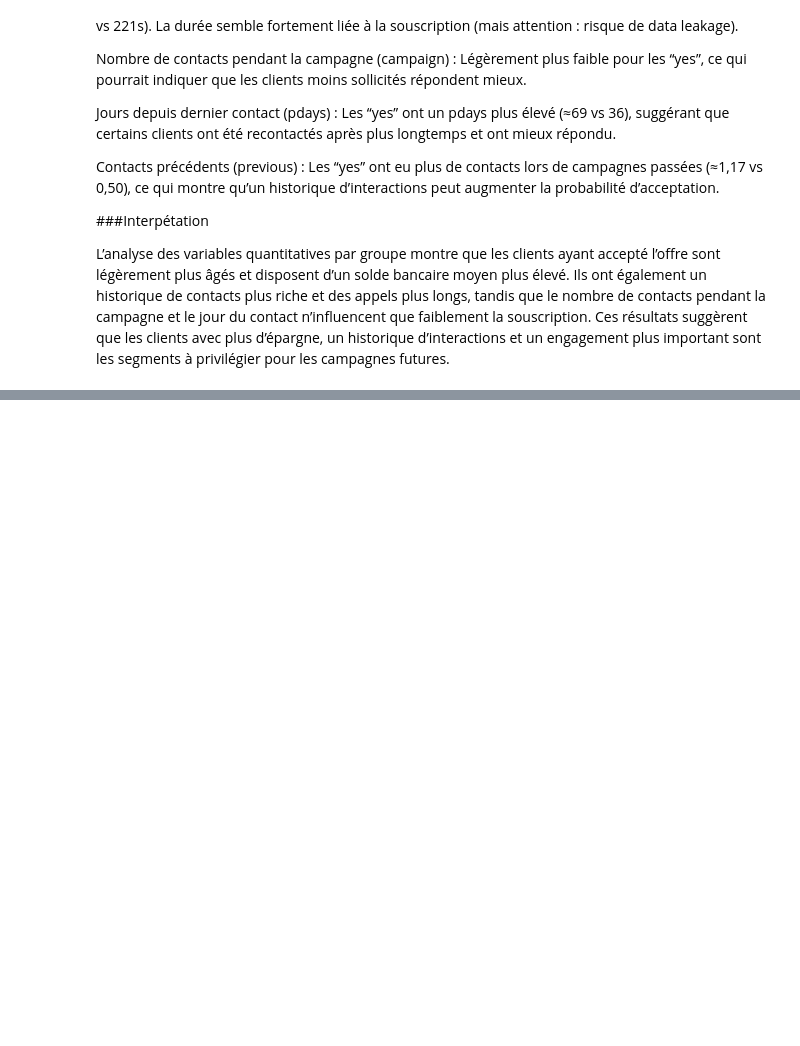
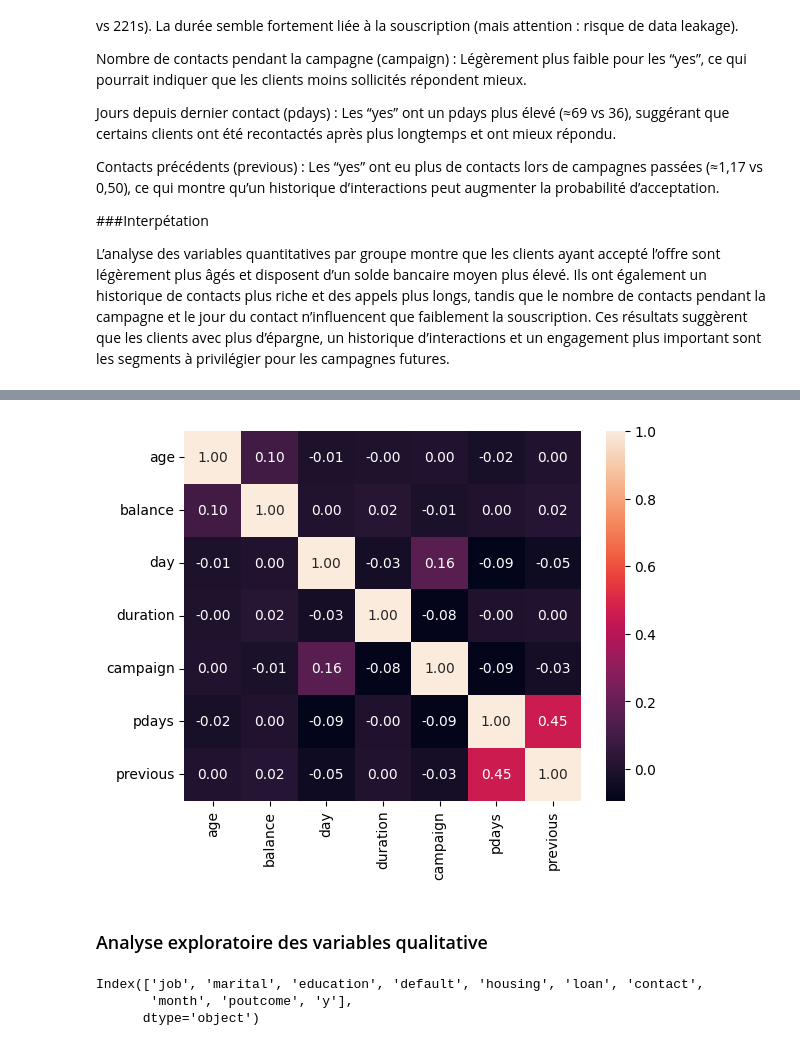
Before and after one commit to Priscillebk/Apprendre-SQL-pour-debutant-Tutoriel-SQL-complet, a Jupyter notebook: BANK_MARKETING.ipynb, the cells around one changed output, grey strips where cells are left out. Saved outputs shown, nothing was run; the diff lists cells and outputs as text; code cells hidden in the pictures; blank space fills up the shorter version.

```diff
--- a/BANK_MARKETING.ipynb
+++ b/BANK_MARKETING.ipynb
@@ -234,0 +294,9 @@ L’analyse des variables quantitatives par groupe montre que les clients ayant
+# %%
+# Matrice de corrélation
+corr = df[quantivars].corr()
+sns.heatmap(corr, annot=True, fmt=".2f")
+plt.show()
+# %% [output]
+[figure, added]
+# %% [markdown]
+### Analyse exploratoire des variables qualitative
@@ -234,0 +306,7 @@ L’analyse des variables quantitatives par groupe montre que les clients ayant
+# %%
+categorical_vars = df.select_dtypes(include='object').columns
+print(categorical_vars)
+# %% [output]
+Index(['job', 'marital', 'education', 'default', 'housing', 'loan', 'contact',
+       'month', 'poutcome', 'y'],
+      dtype='object')
```
Also changed, not shown: parts of 36 cells of this notebook.
